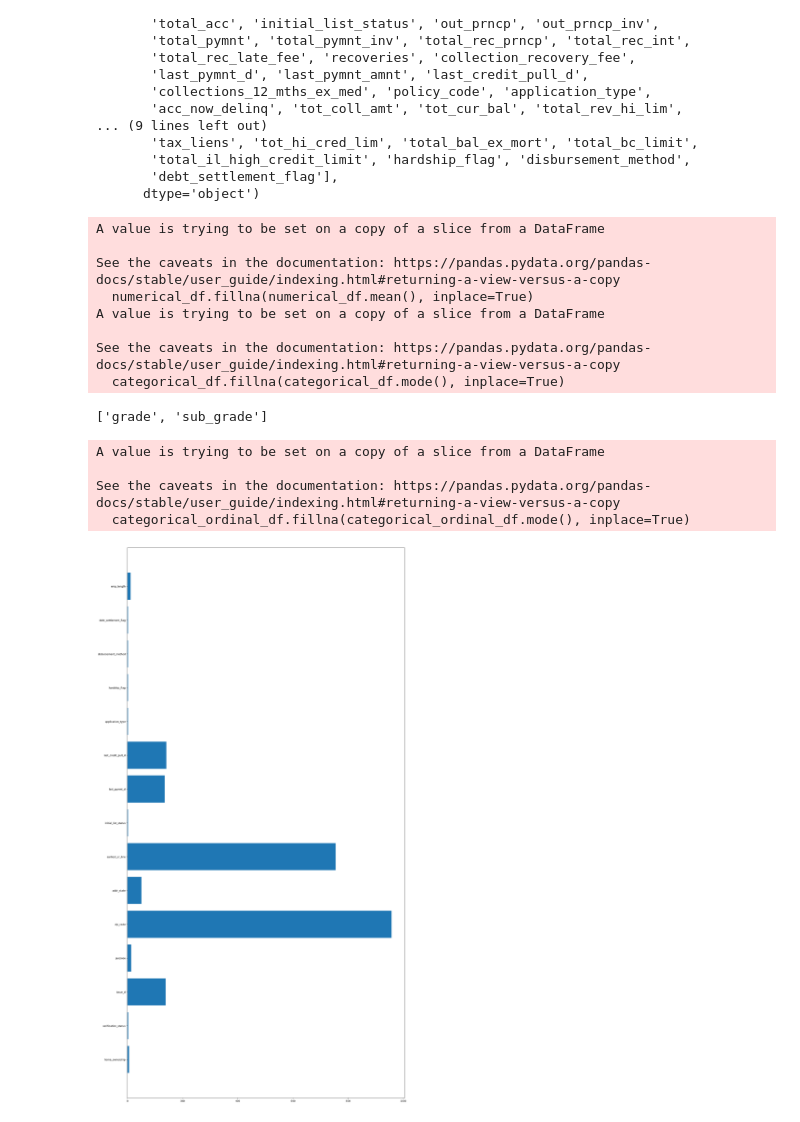
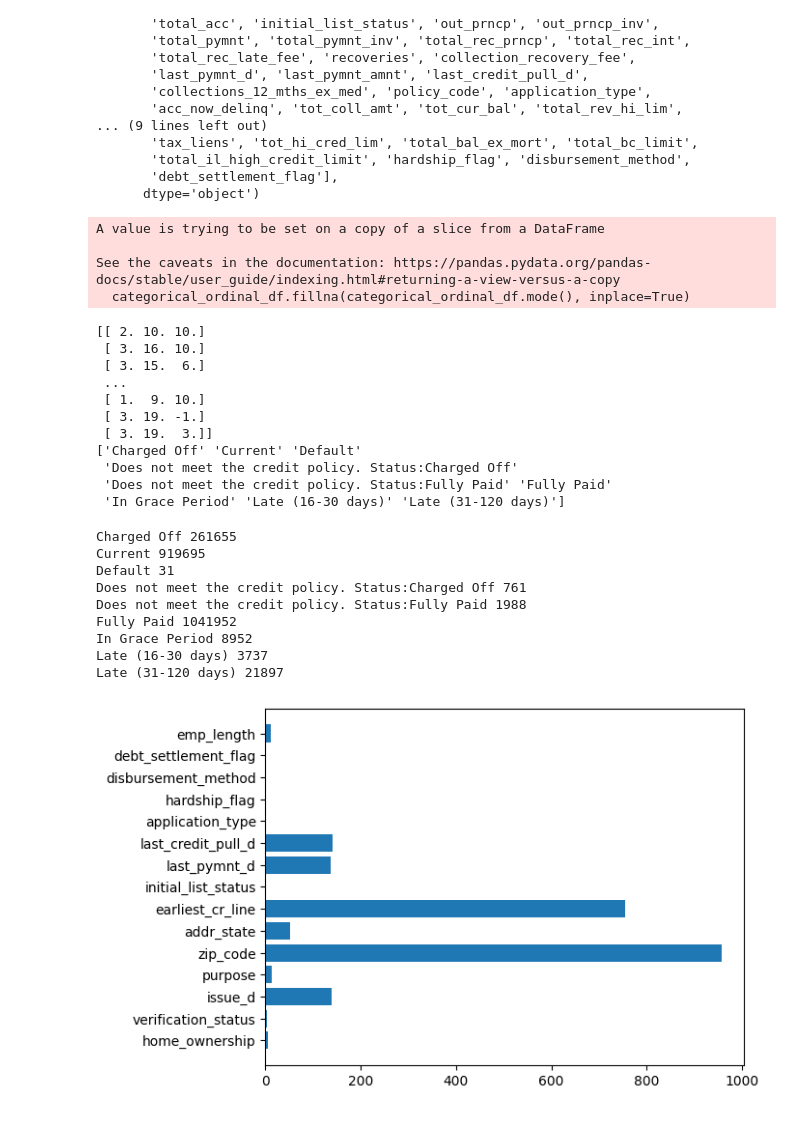
Before and after one commit to acnelexh/Lending_Club_Loan_Prediction, a Jupyter notebook: data.ipynb, the cells around one changed output. Saved outputs shown, nothing was run; the diff lists cells and outputs as text; code cells hidden in the pictures.

Commit message:
fix small bug in ordinal encoding

```diff
--- a/data.ipynb
+++ b/data.ipynb
@@ -92,11 +97,11 @@ categorical_columns = ['emp_title', 'home_ownership', 'verification_status',
                        'zip_code', 'addr_state', 'earliest_cr_line',
                        'initial_list_status', 'last_pymnt_d', 'last_credit_pull_d',
                        'application_type', 'hardship_flag', 'disbursement_method',
-                       'debt_settlement_flag', 'emp_length']
+                       'debt_settlement_flag']
 
 categorical_columns.remove('emp_title') # too many unique values
 
-categorical_ordinal = ['grade', 'sub_grade']
+categorical_ordinal = ['grade', 'sub_grade', 'emp_length']
 
 numerical_columns = ['loan_amnt', 'funded_amnt', 'int_rate',
                      'installment', 'annual_inc', 'dti',
@@ -122,42 +127,62 @@ importlib.reload(preprocess)
 from preprocess import encode_numerical, encode_categorical, encode_categorical_ordinal, encode_target
 
 # encode numerical and categorical
-numerical_feature = encode_numerical(df, numerical_columns, scaling='minmax')
-categorical_feature, categorical_feature_name = encode_categorical(df, categorical_columns)
+#numerical_feature = encode_numerical(df, numerical_columns, scaling='minmax')
+#categorical_feature, categorical_feature_name = encode_categorical(df, categorical_columns)
 
 grade = sorted(df['grade'].unique())
 sub_grade = sorted(df['sub_grade'].unique())
-order = [grade, sub_grade]
+emp_length = ['< 1 year', '1 year', '2 years', '3 years', '4 years', '5 years', '6 years', '7 years', '8 years', '9 years', '10+ years']
+order = [grade, sub_grade, emp_length]
 
-categorical_ordinal_feature, ordinal_categorical_feature_name = encode_categorical_ordinal(df, categorical_ordinal, order)
+categorical_ordinal_feature = encode_categorical_ordinal(df, categorical_ordinal, order)
 
 # encode label
 labels, classes = encode_target(df, 'loan_status')
+print(classes)
 # %% [output]
 A value is trying to be set on a copy of a slice from a DataFrame
 
 See the caveats in the documentation: https://pandas.pydata.org/pandas-docs/stable/user_guide/indexing.html#returning-a-view-versus-a-copy
-  numerical_df.fillna(numerical_df.mean(), inplace=True)
-A value is trying to be set on a copy of a slice from a DataFrame
-
-See the caveats in the documentation: https://pandas.pydata.org/pandas-docs/stable/user_guide/indexing.html#returning-a-view-versus-a-copy
-  categorical_df.fillna(categorical_df.mode(), inplace=True)
+  categorical_ordinal_df.fillna(categorical_ordinal_df.mode(), inplace=True)
-['grade', 'sub_grade']
+[[ 2. 10. 10.]
+ [ 3. 16. 10.]
+ [ 3. 15.  6.]
+ ...
+ [ 1.  9. 10.]
+ [ 3. 19. -1.]
+ [ 3. 19.  3.]]
+['Charged Off' 'Current' 'Default'
+ 'Does not meet the credit policy. Status:Charged Off'
+ 'Does not meet the credit policy. Status:Fully Paid' 'Fully Paid'
+ 'In Grace Period' 'Late (16-30 days)' 'Late (31-120 days)']
-A value is trying to be set on a copy of a slice from a DataFrame
-
-See the caveats in the documentation: https://pandas.pydata.org/pandas-docs/stable/user_guide/indexing.html#returning-a-view-versus-a-copy
-  categorical_ordinal_df.fillna(categorical_ordinal_df.mode(), inplace=True)
+# %%
+# get frequency
+import numpy as np
+frequency = np.bincount(labels)
+for idx, label in enumerate(classes):
+    print(label, frequency[idx])
+# %% [output]
+Charged Off 261655
+Current 919695
+Default 31
+Does not meet the credit policy. Status:Charged Off 761
+Does not meet the credit policy. Status:Fully Paid 1988
+Fully Paid 1041952
+In Grace Period 8952
+Late (16-30 days) 3737
+Late (31-120 days) 21897
 # %%
 unique_counts = []
 for col in categorical_columns:
     unique_counts.append(len(df[col].unique()))
 
 # plot
-plot, ax = plt.subplots(figsize=(20, 40))
-ax.barh(categorical_columns, unique_counts)
+plt.barh(categorical_columns, unique_counts)
+#plt.xticks(rotation=90)
 plt.show()
 # %% [output]
-[figure, old version]
+[figure, new version]
 # %%
 # Alex
 # cleanup: before and after (nan)
```
Also changed, not shown: parts of 2 cells of this notebook, 2 other files.
